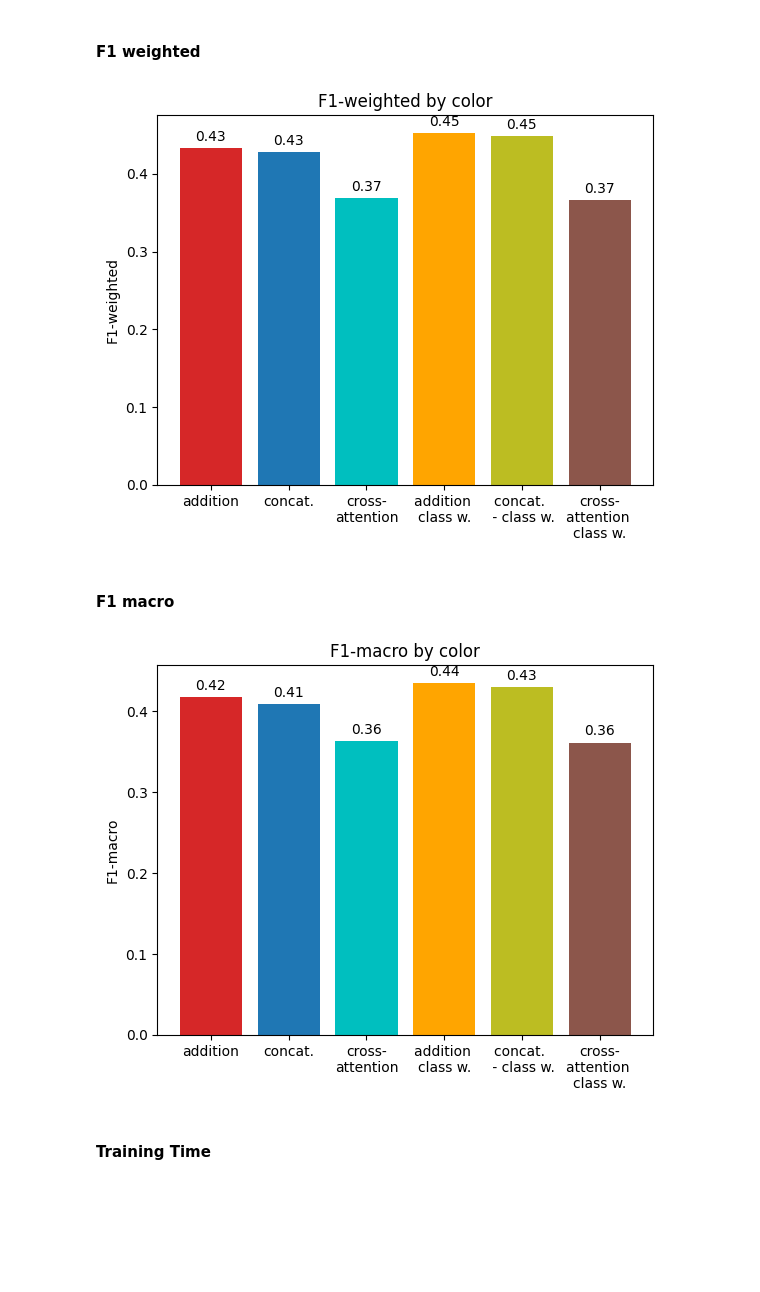
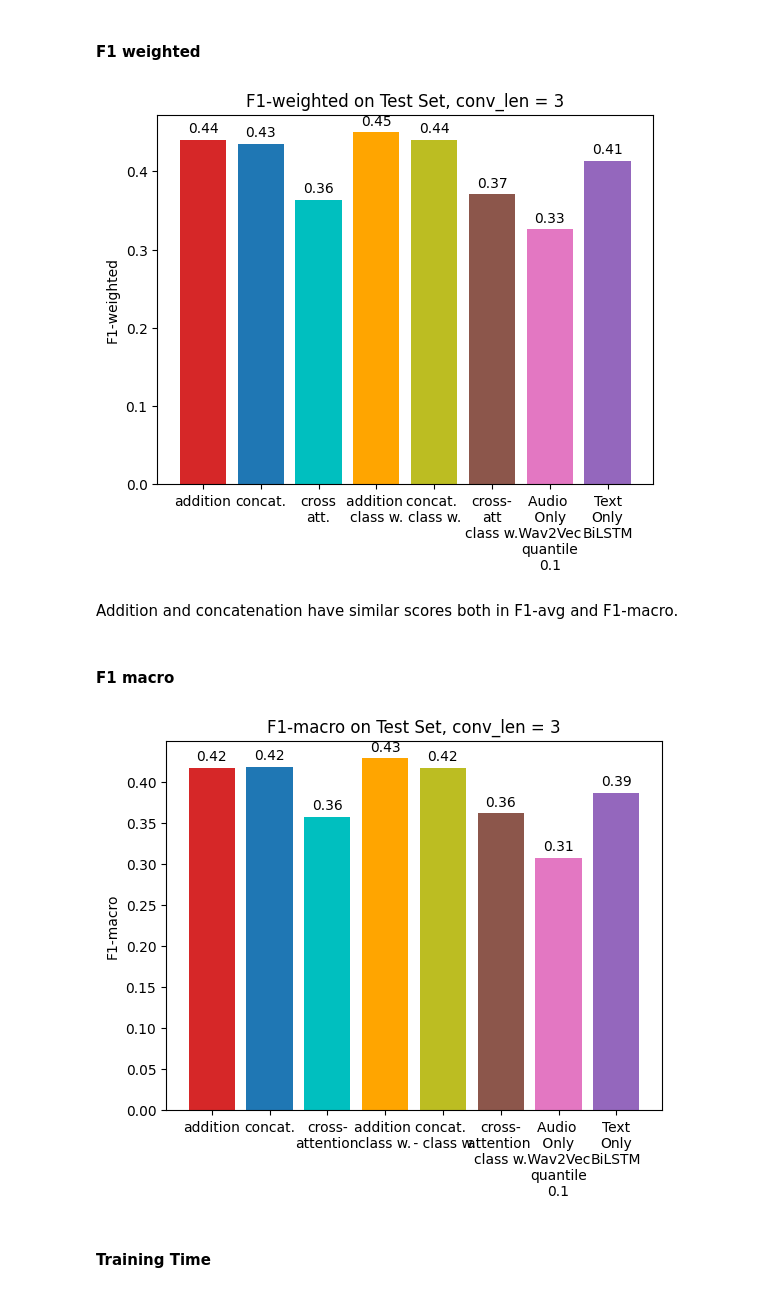
Before and after one commit to eskinderit/A-comparison-of-small-and-large-uni-multi-modal-language-models-for-sentiment-analysis-, a Jupyter notebook: Result Visualization.ipynb, the cells around one changed output. Cells and saved outputs as stored; diff of their text form; code cells hidden in the pictures; blank space fills up the shorter version.

Commit message:
Results uploaded for all the models

```diff
--- a/Result Visualization.ipynb
+++ b/Result Visualization.ipynb
@@ -542,15 +532,31 @@ bimodal_concat_classweight_42 = Results(train_log_url = f'./results/seed42/bimod
 bimodal_crossatt_classweight_42 = Results(train_log_url = f'./results/seed42/bimodal/classweight/crossattention/log_conv3_attention_AudioTransformer_SimpleTextModel_cw_s42.txt',
                     eval_log_url=f'./results/seed42/bimodal/classweight/crossattention/log_conv3_attention_AudioTransformer_SimpleTextModel_cw_s42_results.txt')
 
+bimodal_add_77 = Results(train_log_url = f'./results/seed77/bimodal/no_classweight/addition/log_conv3_add_AudioTransformer_SimpleTextModel_s77.txt',
+                    eval_log_url=f'./results/seed77/bimodal/no_classweight/addition/log_conv3_add_AudioTransformer_SimpleTextModel_s77_results.txt')
+
+bimodal_concat_77 = Results(train_log_url = f'./results/seed77/bimodal/no_classweight/concatenation/log_conv3_concatenate_AudioTransformer_SimpleTextModel_s77.txt',
+                    eval_log_url=f'./results/seed77/bimodal/no_classweight/concatenation/log_conv3_concatenate_AudioTransformer_SimpleTextModel_s77_results.txt')
+
+bimodal_crossatt_77 = Results(train_log_url = f'./results/seed77/bimodal/no_classweight/crossattention/log_conv3_attention_AudioTransformer_SimpleTextModel_s77.txt',
+                    eval_log_url=f'./results/seed77/bimodal/no_classweight/crossattention/log_conv3_attention_AudioTransformer_SimpleTextModel_s77_results.txt')
+
+bimodal_add_classweight_77 = Results(train_log_url = f'./results/seed77/bimodal/classweight/addition/log_conv3_add_AudioTransformer_SimpleTextModel_cw_s77.txt',
+                    eval_log_url=f'./results/seed77/bimodal/classweight/addition/log_conv3_add_AudioTransformer_SimpleTextModel_cw_s77_results.txt')
+
+bimodal_concat_classweight_77 = Results(train_log_url = f'./results/seed77/bimodal/classweight/concatenation/log_conv3_concatenate_AudioTransformer_SimpleTextModel_cw_s77.txt',
+                    eval_log_url=f'./results/seed77/bimodal/classweight/concatenation/log_conv3_concatenate_AudioTransformer_SimpleTextModel_cw_s77_results.txt')
+
+bimodal_crossatt_classweight_77 = Results(train_log_url = f'./results/seed77/bimodal/classweight/crossattention/log_conv3_attention_AudioTransformer_SimpleTextModel_cw_s77.txt',
+                    eval_log_url=f'./results/seed77/bimodal/classweight/crossattention/log_conv3_attention_AudioTransformer_SimpleTextModel_cw_s77_results.txt')
 
 
-# TODO fix this
-bimodal_add = [bimodal_add_42, bimodal_add_42]
-bimodal_concat = [bimodal_concat_42, bimodal_concat_42]
-bimodal_crossatt = [bimodal_crossatt_42, bimodal_crossatt_42]
-bimodal_add_classweight = [bimodal_add_classweight_42, bimodal_add_classweight_42]
-bimodal_concat_classweight = [bimodal_concat_classweight_42, bimodal_concat_classweight_42]
-bimodal_crossatt_classweight = [bimodal_crossatt_classweight_42, bimodal_crossatt_classweight_42]
+bimodal_add = [bimodal_add_42, bimodal_add_77]
+bimodal_concat = [bimodal_concat_42, bimodal_concat_77]
+bimodal_crossatt = [bimodal_crossatt_42, bimodal_crossatt_77]
+bimodal_add_classweight = [bimodal_add_classweight_42, bimodal_add_classweight_77]
+bimodal_concat_classweight = [bimodal_concat_classweight_42, bimodal_concat_classweight_77]
+bimodal_crossatt_classweight = [bimodal_crossatt_classweight_42, bimodal_crossatt_classweight_77]
 
 
 # averaging f1s
@@ -575,6 +581,7 @@ plt.xticks(X_axis, label2id)
 plt.xlabel("Emotions")
 plt.ylabel("F1")
 plt.title("Bi-Modal (Text BiLSTM + Wav2Vec ) F1 score by class by kinds of fusion")
+plt.grid()
 plt.legend(fontsize=5)
 plt.show()
 # %% [output]
@@ -587,40 +598,41 @@ bimodal_concat_f1_weighted = np.average([i.test_f1_weighted for i in bimodal_con
 bimodal_crossatt_f1_weighted = np.average([i.test_f1_weighted for i in bimodal_crossatt], axis=0)
 bimodal_add_classweight_f1_weighted = np.average([i.test_f1_weighted for i in bimodal_add_classweight], axis=0)
 bimodal_concat_classweight_f1_weighted = np.average([i.test_f1_weighted for i in bimodal_concat_classweight], axis=0)
 bimodal_crossatt_classweight_f1_weighted = np.average([i.test_f1_weighted for i in bimodal_crossatt_classweight], axis=0)
 
 
 # PLOT
 
 fig, ax = plt.subplots()
 
-fruits = ['addition', 'concat.', 'cross-\nattention', 'addition \nclass w.','concat. \n - class w.', 'cross-\nattention \nclass w.']
-counts = [bimodal_add_f1_weighted, bimodal_concat_f1_weighted, bimodal_crossatt_f1_weighted, bimodal_add_classweight_f1_weighted, bimodal_concat_classweight_f1_weighted, bimodal_crossatt_classweight_f1_weighted]
+x = ['addition', 'concat.', 'cross\natt.', 'addition \nclass w.','concat. \nclass w.', 'cross-\natt\nclass w.', 'Audio \n Only \n Wav2Vec \nquantile\n0.1','Text\nOnly\nBiLSTM']
+y = [bimodal_add_f1_weighted, bimodal_concat_f1_weighted, bimodal_crossatt_f1_weighted, bimodal_add_classweight_f1_weighted, bimodal_concat_classweight_f1_weighted, bimodal_crossatt_classweight_f1_weighted, wav2vec_f1_weighted_test[2], text_bilstm_f1_weighted_test[2]]
 
-bar_colors = ['tab:red', 'tab:blue', 'c', 'orange', 'tab:olive', 'tab:brown'] ##'tab:pink', 'tab:purple'
+bar_colors = ['tab:red', 'tab:blue', 'c', 'orange', 'tab:olive', 'tab:brown', 'tab:pink', 'tab:purple']
 
-rect = ax.bar(fruits, counts, label=fruits, color=bar_colors)
+rect = ax.bar(x, y, label=y, color=bar_colors)
 
 
 def autolabel(rects):
     """Attach a text label above each bar in *rects*, displaying its height."""
     for rect in rects:
         height = rect.get_height()
         plt.annotate('{}'.format(np.round(height,2)),
                     xy=(rect.get_x() + rect.get_width() / 2, height),
                     xytext=(0, 3),  # 3 points vertical offset
                     textcoords="offset points",
                     ha='center', va='bottom')
 
 autolabel(rect)
 
 ax.set_ylabel('F1-weighted')
-ax.set_title('F1-weighted by color')
-#ax.legend(title='Fruit color')
+ax.set_title('F1-weighted on Test Set, conv_len = 3')
 
 plt.show()
 # %% [output]
-[figure, old version]
+[figure, new version]
+# %% [markdown]
+Addition and concatenation have similar scores both in F1-avg and F1-macro.
 # %% [markdown]
 #### F1 macro
 # %%
@@ -636,12 +648,12 @@ bimodal_crossatt_classweight_f1_macro = np.average([i.test_f1_macro for i in bim
 
 fig, ax = plt.subplots()
 
-x = ['addition', 'concat.', 'cross-\nattention', 'addition \nclass w.','concat. \n - class w.', 'cross-\nattention \nclass w.']
-y = [bimodal_add_f1_macro, bimodal_concat_f1_macro, bimodal_crossatt_f1_macro, bimodal_add_classweight_f1_macro, bimodal_concat_classweight_f1_macro, bimodal_crossatt_classweight_f1_macro]
+x = ['addition', 'concat.', 'cross-\nattention', 'addition \nclass w.','concat. \n - class w.', 'cross-\nattention \nclass w.', 'Audio \n Only \n Wav2Vec \nquantile\n0.1','Text\nOnly\nBiLSTM']
+y = [bimodal_add_f1_macro, bimodal_concat_f1_macro, bimodal_crossatt_f1_macro, bimodal_add_classweight_f1_macro, bimodal_concat_classweight_f1_macro, bimodal_crossatt_classweight_f1_macro, wav2vec_f1_macro_test[2], text_bilstm_f1_macro_test[2]]
 
-bar_colors = ['tab:red', 'tab:blue', 'c', 'orange', 'tab:olive', 'tab:brown'] ##'tab:pink', 'tab:purple'
+bar_colors = ['tab:red', 'tab:blue', 'c', 'orange', 'tab:olive', 'tab:brown', 'tab:pink', 'tab:purple']
 
-rect = ax.bar(x, y, label=fruits, color=bar_colors)
+rect = ax.bar(x, y, label=y, color=bar_colors)
 
 def autolabel(rects):
     """Attach a text label above each bar in *rects*, displaying its height."""
@@ -656,12 +668,12 @@ def autolabel(rects):
 autolabel(rect)
 
 ax.set_ylabel('F1-macro')
-ax.set_title('F1-macro by color')
+ax.set_title('F1-macro on Test Set, conv_len = 3')
 #ax.legend(title='Fruit color')
 
 plt.show()
 # %% [output]
-[figure, old version]
+[figure, new version]
 # %% [markdown]
 #### Training Time
 # %%
```
Also changed, not shown: parts of 26 cells of this notebook.
